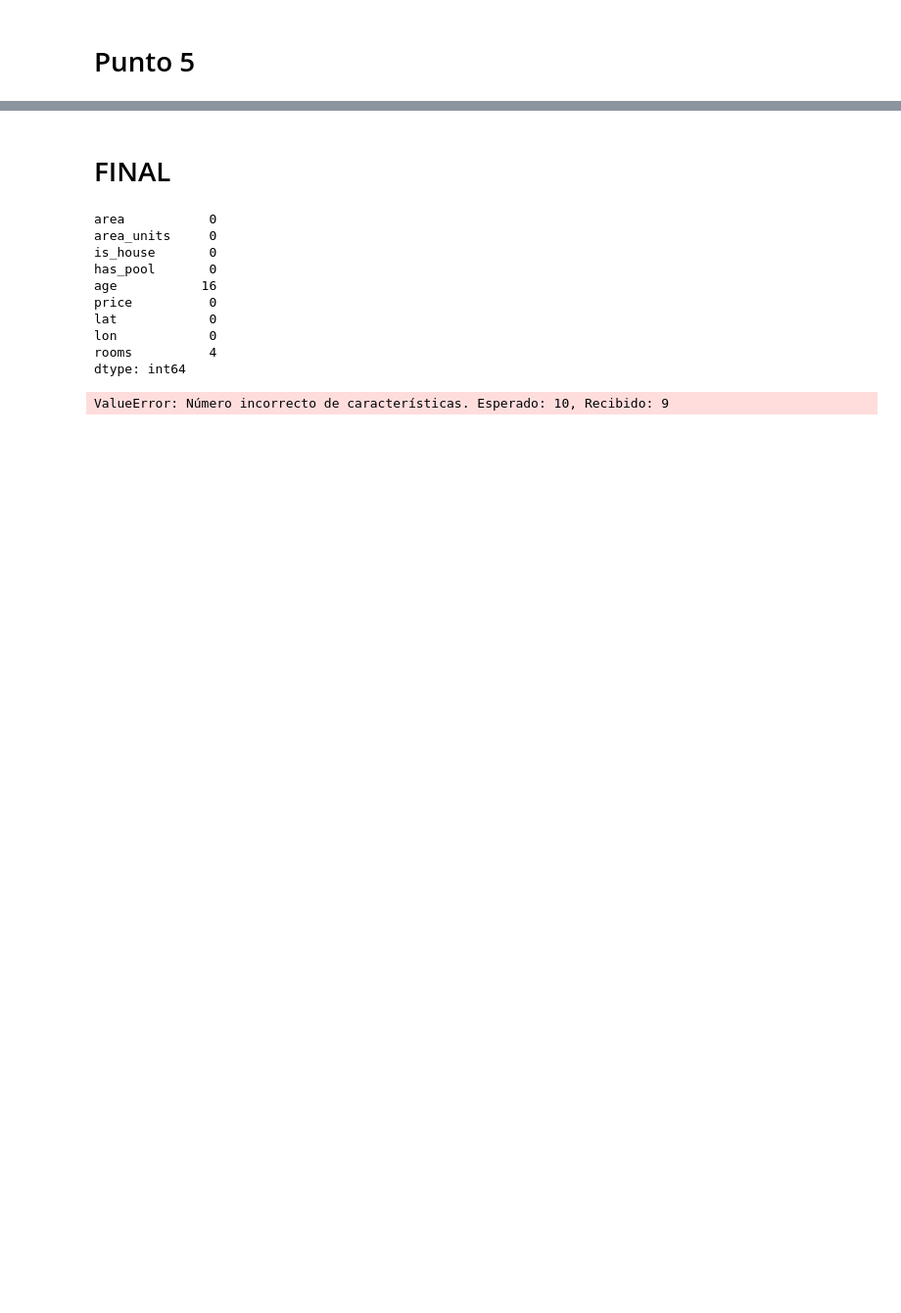
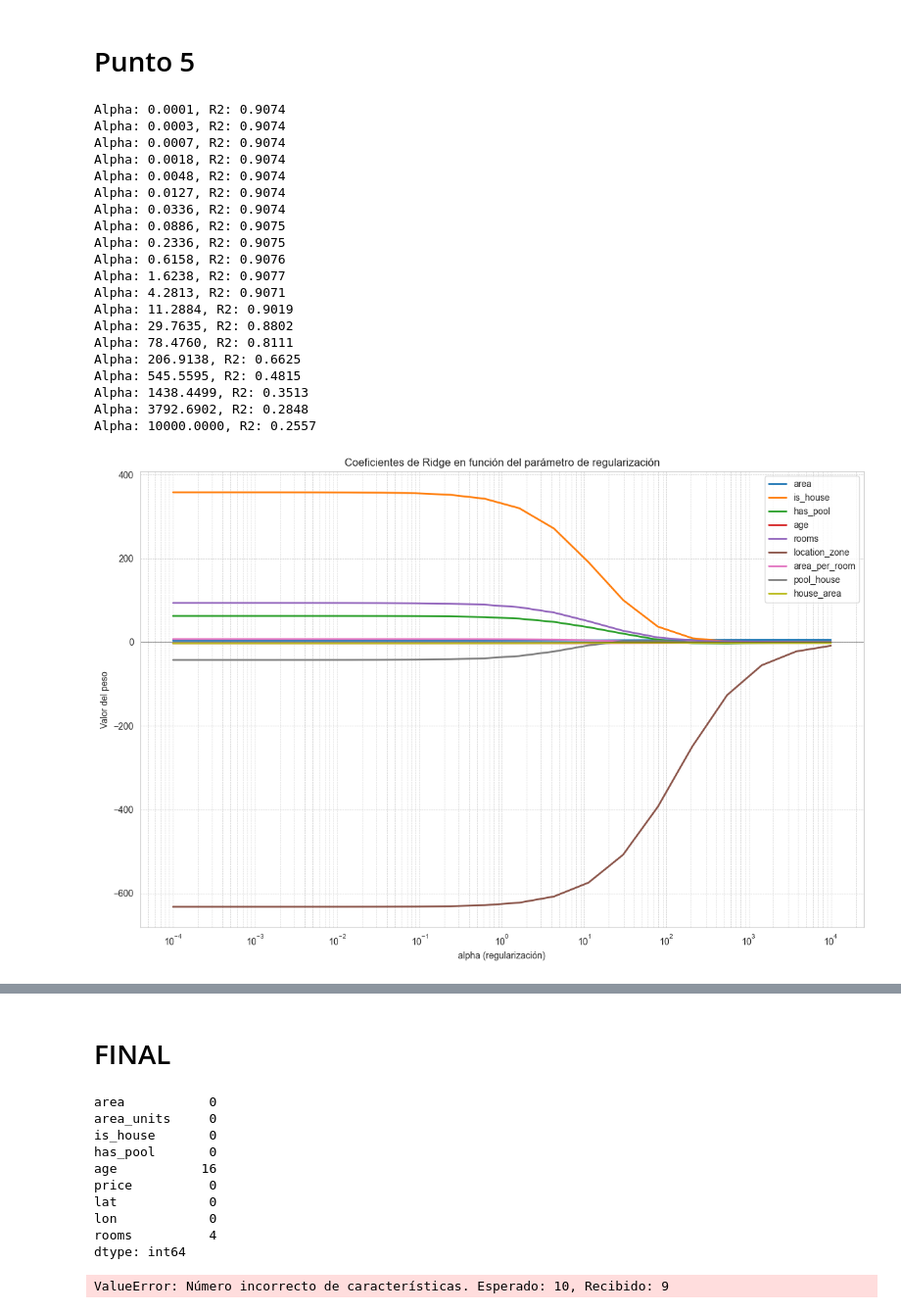
Before and after one commit to frizynn/tp1-machine-learning, a Jupyter notebook: src/Entrega_Tp1.ipynb, the cells around one changed output, grey strips where cells are left out. Shown at 98% size. Cells and saved outputs as stored; diff of their text form; code cells hidden in the pictures; blank space fills up the shorter version.

```diff
--- a/src/Entrega_Tp1.ipynb
+++ b/src/Entrega_Tp1.ipynb
@@ -931,2 +929,70 @@ area_per_room^17 | +0.0000
 # %% [markdown]
 # Punto 5
+# %%
+from utils.data import split_test_train_with_label
+import numpy as np
+import matplotlib.pyplot as plt
+from models.regression.linear_regressor import LinearRegressor
+
+df = pd.read_csv(r"../data/processed/casas_dev.csv")
+
+X = df.drop('price', axis=1)
+y = df['price']
+
+X_train, X_test, y_train, y_test = split_test_train_with_label(X, y, test_size=0.20, random_state=12)
+
+
+
+# Graficar el valor de los parámetros w* en función del coeficiente de penalización λ.
+alphas = np.logspace(-4, 4, 20)  # Reducido a 20 valores para mejor visualización
+feature_names = X_train.columns
+
+# Almacena coeficientes por característica
+coefs = []
+for a in alphas:
+    model = LinearRegressor()
+    model.fit(X_train, y_train, method='pseudo_inverse', regularization='l2', alpha=a)
+    r2 = model.r2_score(X_test, y_test)
+    print(f"Alpha: {a:.4f}, R2: {r2:.4f}")
+    # Obtenemos los coeficientes como array
+    coefs.append(model.get_coef_array())
+
+# Convertir la lista de arrays en una matriz
+coefs_array = np.array(coefs)
+
+# Crear gráfico
+plt.figure(figsize=(12, 8))
+for i, name in enumerate(feature_names):
+    plt.plot(alphas, coefs_array[:, i], linewidth=2, label=name)
+
+plt.xscale('log')
+plt.xlabel('alpha (regularización)')
+plt.ylabel('Valor del peso')
+plt.title('Coeficientes de Ridge en función del parámetro de regularización')
+plt.legend(loc='upper right')
+plt.grid(True, which='both', linestyle='--', linewidth=0.5)
+plt.axhline(y=0, color='k', linestyle='-', alpha=0.3)
+plt.tight_layout()
+plt.show()
+# %% [output]
+Alpha: 0.0001, R2: 0.9074
+Alpha: 0.0003, R2: 0.9074
+Alpha: 0.0007, R2: 0.9074
+Alpha: 0.0018, R2: 0.9074
+Alpha: 0.0048, R2: 0.9074
+Alpha: 0.0127, R2: 0.9074
+Alpha: 0.0336, R2: 0.9074
+Alpha: 0.0886, R2: 0.9075
+Alpha: 0.2336, R2: 0.9075
+Alpha: 0.6158, R2: 0.9076
+Alpha: 1.6238, R2: 0.9077
+Alpha: 4.2813, R2: 0.9071
+Alpha: 11.2884, R2: 0.9019
+Alpha: 29.7635, R2: 0.8802
+Alpha: 78.4760, R2: 0.8111
+Alpha: 206.9138, R2: 0.6625
+Alpha: 545.5595, R2: 0.4815
+Alpha: 1438.4499, R2: 0.3513
+Alpha: 3792.6902, R2: 0.2848
+Alpha: 10000.0000, R2: 0.2557
+[figure, added]
```
Also changed, not shown: parts of 9 cells of this notebook, 7 other files.
